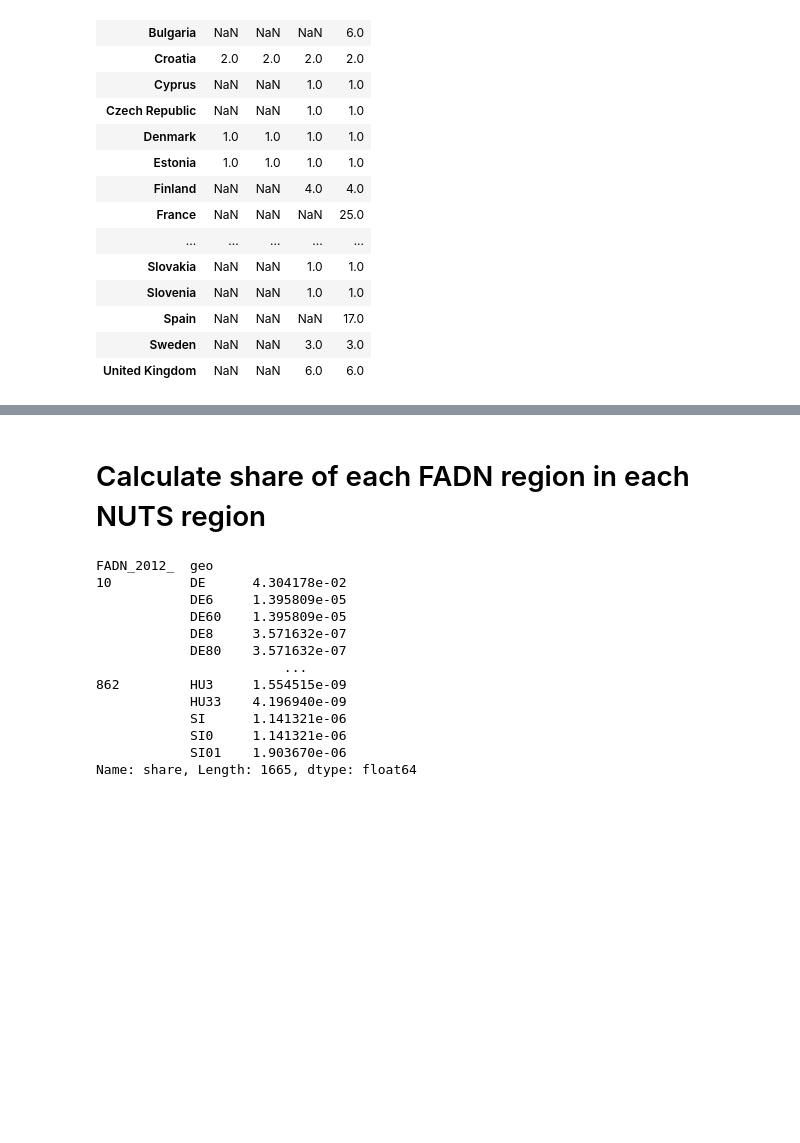
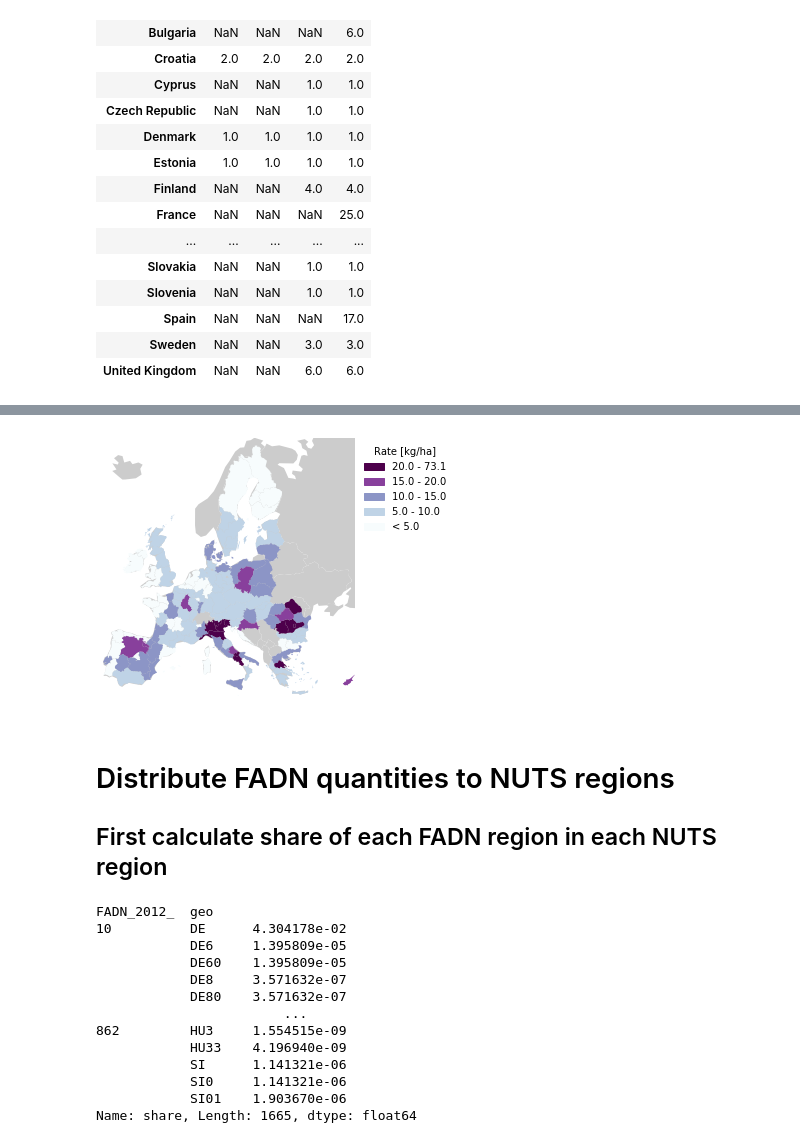
Before and after one commit to rasmuse/subnational-p-budgets, a Jupyter notebook: Mineral fertilizer.ipynb, the cells around one changed output, grey strips where cells are left out. Saved outputs shown, nothing was run; the diff lists cells and outputs as text; code cells hidden in the pictures; blank space fills up the shorter version.

Commit message:
Clean up mineral fertilizer calculation

```diff
--- a/Mineral fertilizer.ipynb
+++ b/Mineral fertilizer.ipynb
@@ -11,0 +14,17 @@ import plots
+# %%
+def plot_rate_choropleth(rate, geo, ax=None, legend=True):
+    if ax is None:
+        fig, ax = plt.subplots(figsize=(5, 5))
+
+    plots.plot_europe_choropleth(
+        geo[['geometry']].join(rate.rename('rate'), how='inner'),
+        'rate',
+        bin_uls=plots.CHOROPLETH_KWS['mineral']['bin_uls'],
+        cmap=plots.CHOROPLETH_KWS['mineral']['cmap'],
+        legend=legend,
+        ax=ax,
+        legend_kws={'bbox_to_anchor': [1, 1], 'loc': 'upper left', 'frameon': False},
+    )
+
+    if legend:
+        ax.get_legend().set_title('Rate [kg/ha]')
@@ -64,16 +215,19 @@ fadn_data
 # %%
 # SE297 = total P2O5 use on farm [100 kg]
 # SE025 = total UAA on farm [ha]
-fadn_p_qty = (
+fadn_quantity_all = (
     fadn_data['SE297']
     .mul(100)  # to kg P2O5
-    .mul(31 * 2 / (31 * 2 + 16 * 5)) # to kg P
+    .mul(settings.P_IN_P205) # to kg P
+    .dropna()
 )
-fadn_rates_all = (
-    fadn_p_qty
-    .div(fadn_data['SE025'])
+
+fadn_rate_all = (
+    fadn_quantity_all
+    .div(fadn_data['SE025']) # divide by UAA
+    .dropna()
     .rename('rate')
 )
-fadn_rates_all
+fadn_rate_all
 # %% [output]
 year  country_code  country_name    region_code  region_name
@@ -368,0 +280,3 @@ eurostat_rate_adj = usefert_adj.div(uaa).rename('rate')
+# %%
+fadn_rate = fadn_rate_all.groupby('region_code').mean()
+fadn_rate
@@ -369,5 +297,12 @@ eurostat_rate_adj = usefert_adj.div(uaa).rename('rate')
+# %%
+# Plot the FADN rates
+plot_rate_choropleth(fadn_rate, fadn_geo, legend=True)
+# %% [output]
+[figure, added]
 # %% [markdown]
-# Calculate share of each FADN region in each NUTS region
+# Distribute FADN quantities to NUTS regions
+
+## First calculate share of each FADN region in each NUTS region
 # %%
 fadn_shares = intersection.get_share(fadn_geo, nuts_geo)
 fadn_shares
```
Also changed, not shown: parts of 64 cells of this notebook, 1 other file.
